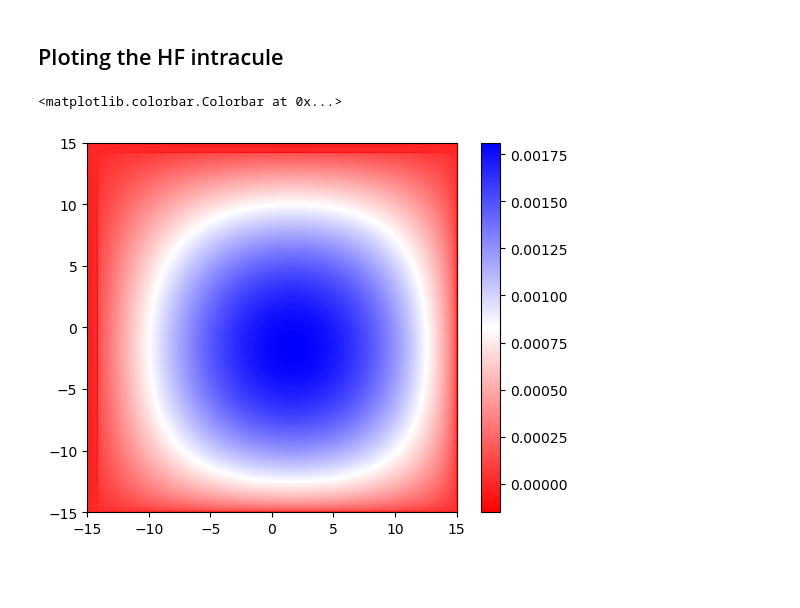
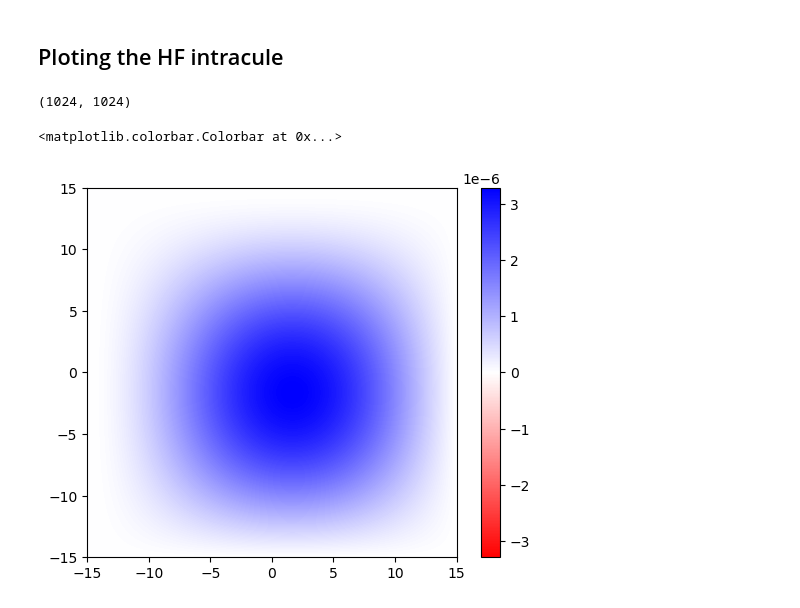
Before and after one commit to vijaymocherla/1d2e, a Jupyter notebook: data/notebooks/scf_intracule.ipynb, the cells around one changed output. Cells and saved outputs as stored; diff of their text form; code cells hidden in the pictures; blank space fills up the shorter version.

```diff
--- a/data/notebooks/scf_intracule.ipynb
+++ b/data/notebooks/scf_intracule.ipynb
@@ -26,9 +19,18 @@ mo_coeff = read_matrix(mo_file)
+# %%
+mo_file = '../z_6/alpha_1e00_beta_1e00/n_1024/scf_mo_coeff.txt'
+mo_coeff = read_matrix(mo_file)
+# %%
+mo_coeff.shape
+# %% [output]
+(1024, 1024)
 # %%
-mo = mo_coeff.T[:,0]
+mo = mo_coeff.T[:,0]**2
 nmo = len(mo)
+density = np.kron(mo,mo).reshape(nmo,nmo)
 # %%
-plt.imshow(np.kron(mo,mo).reshape(nmo,nmo), extent=[-15,15,-15,15], cmap='bwr_r')
+max = np.max(density)
+plt.imshow(density, extent=[-15,15,-15,15], cmap='bwr_r', vmax=max, vmin=-max)
 plt.colorbar()
 # %% [output]
 <matplotlib.colorbar.Colorbar at 0x...>
-[figure, old version]
+[figure, new version]
```
Also changed, not shown: parts of 2 cells of this notebook, 5 other files.
